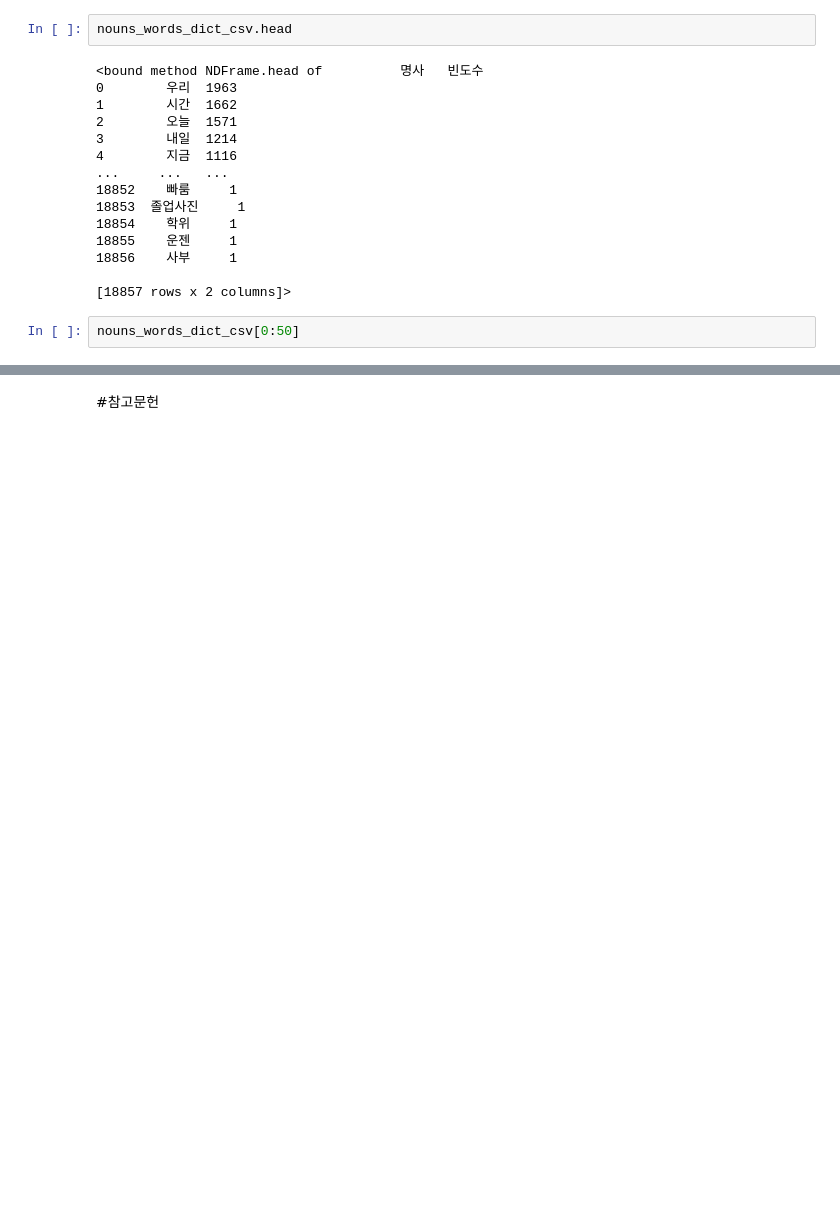
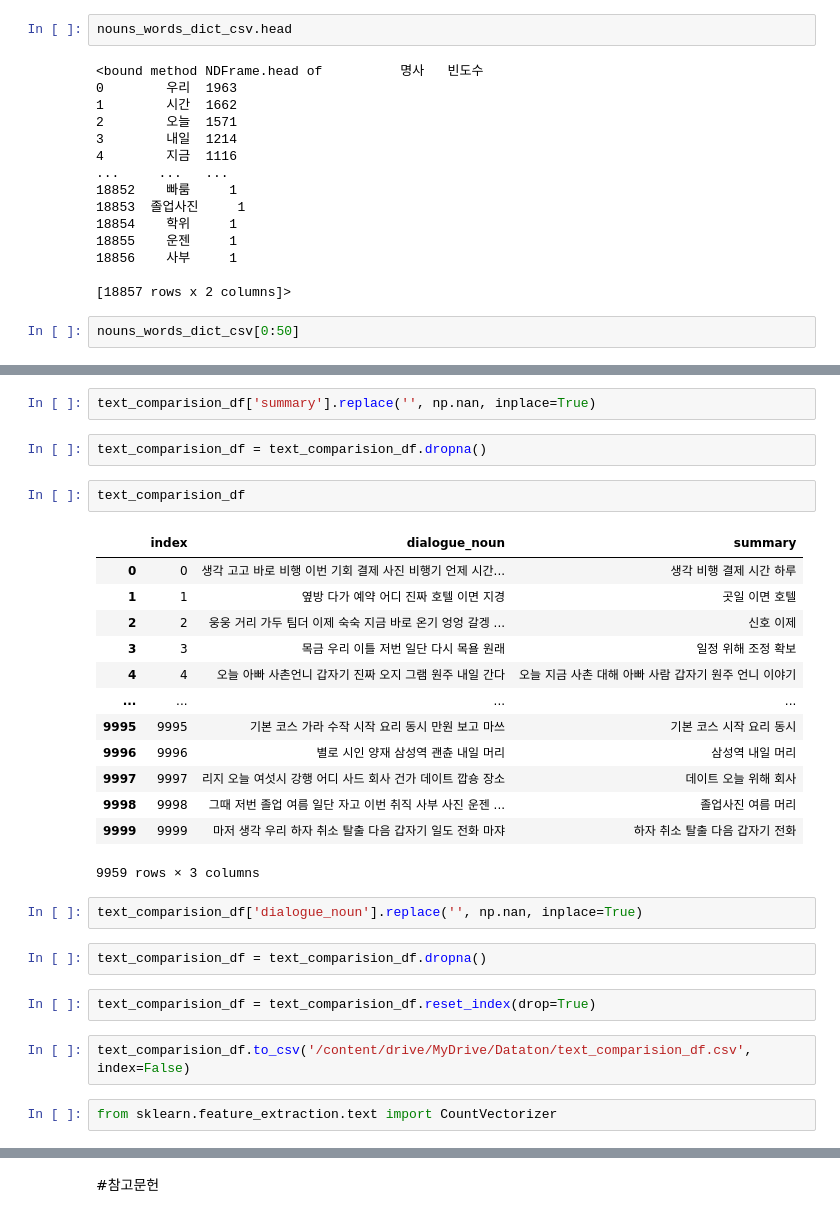
Before and after one commit to Sunggyoon-Oh/Aiffel_Dataton, a Jupyter notebook: [Dataton_Team06]01_Okt.ipynb, the cells around one changed output, grey strips where cells are left out. Cells and saved outputs as stored; diff of their text form; blank space fills up the shorter version.

```diff
--- a/[Dataton_Team06]01_Okt.ipynb
+++ b/[Dataton_Team06]01_Okt.ipynb
@@ -1275,0 +1408,30 @@ nouns_words_dict_csv[0:50]
+# %%
+text_comparision_df['summary'].replace('', np.nan, inplace=True)
+# %%
+text_comparision_df = text_comparision_df.dropna()
+# %%
+text_comparision_df
+# %% [output]
+|  | index | dialogue_noun | summary |
+| 0 | 0 | 생각 고고 바로 비행 이번 기회 결제 사진 비행기 언제 시간... | 생각 비행 결제 시간 하루 |
+| 1 | 1 | 옆방 다가 예약 어디 진짜 호텔 이면 지경 | 곳일 이면 호텔 |
+| 2 | 2 | 웅웅 거리 가두 팀더 이제 숙숙 지금 바로 온기 엉엉 갈겡 ... | 신호 이제 |
+| 3 | 3 | 목금 우리 이틀 저번 일단 다시 목욜 원래 | 일정 위해 조정 확보 |
+| 4 | 4 | 오늘 아빠 사촌언니 갑자기 진짜 오지 그램 원주 내일 간다 | 오늘 지금 사촌 대해 아빠 사람 갑자기 원주 언니 이야기 |
+| ... | ... | ... | ... |
+| 9995 | 9995 | 기본 코스 가라 수작 시작 요리 동시 만원 보고 마쓰 | 기본 코스 시작 요리 동시 |
+| 9996 | 9996 | 별로 시인 양재 삼성역 괜츈 내일 머리 | 삼성역 내일 머리 |
+| 9997 | 9997 | 리지 오늘 여섯시 강행 어디 사드 회사 건가 데이트 깝숑 장소 | 데이트 오늘 위해 회사 |
+| 9998 | 9998 | 그때 저번 졸업 여름 일단 자고 이번 취직 사부 사진 운젠 ... | 졸업사진 여름 머리 |
+| 9999 | 9999 | 마저 생각 우리 하자 취소 탈출 다음 갑자기 일도 전화 마쟈 | 하자 취소 탈출 다음 갑자기 전화 |
+9959 rows × 3 columns
+# %%
+text_comparision_df['dialogue_noun'].replace('', np.nan, inplace=True)
+# %%
+text_comparision_df = text_comparision_df.dropna()
+# %%
+text_comparision_df = text_comparision_df.reset_index(drop=True)
+# %%
+text_comparision_df.to_csv('/content/drive/MyDrive/Dataton/text_comparision_df.csv', index=False)
+# %%
+from sklearn.feature_extraction.text import CountVectorizer
```
Also changed, not shown: parts of 46 cells of this notebook.
